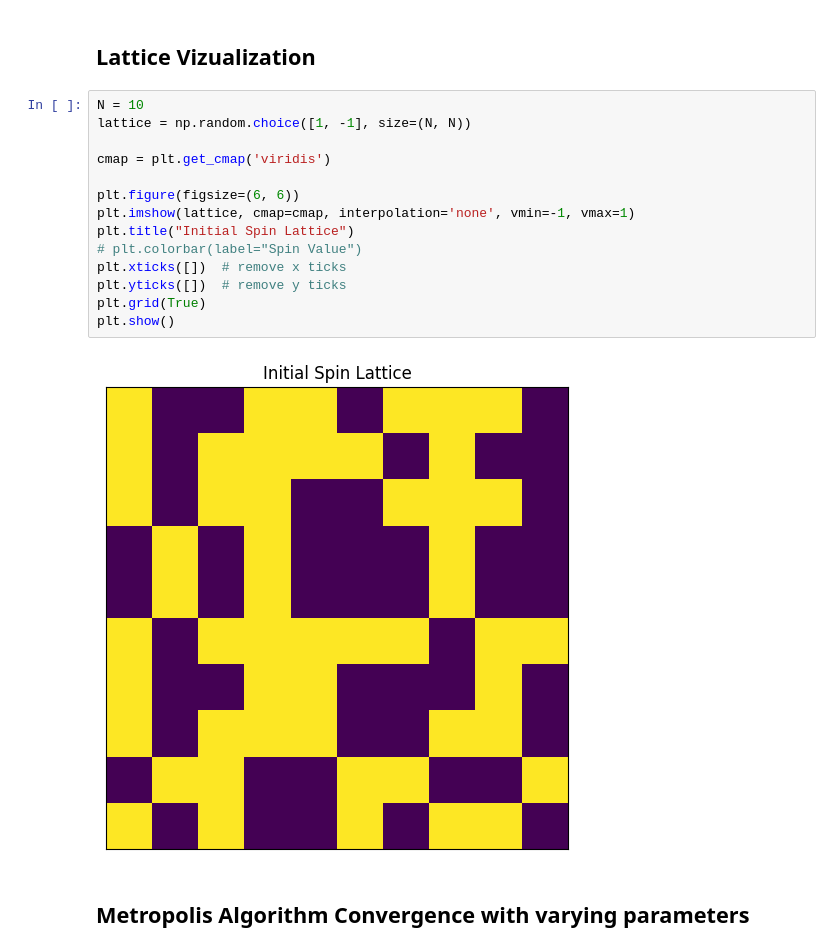
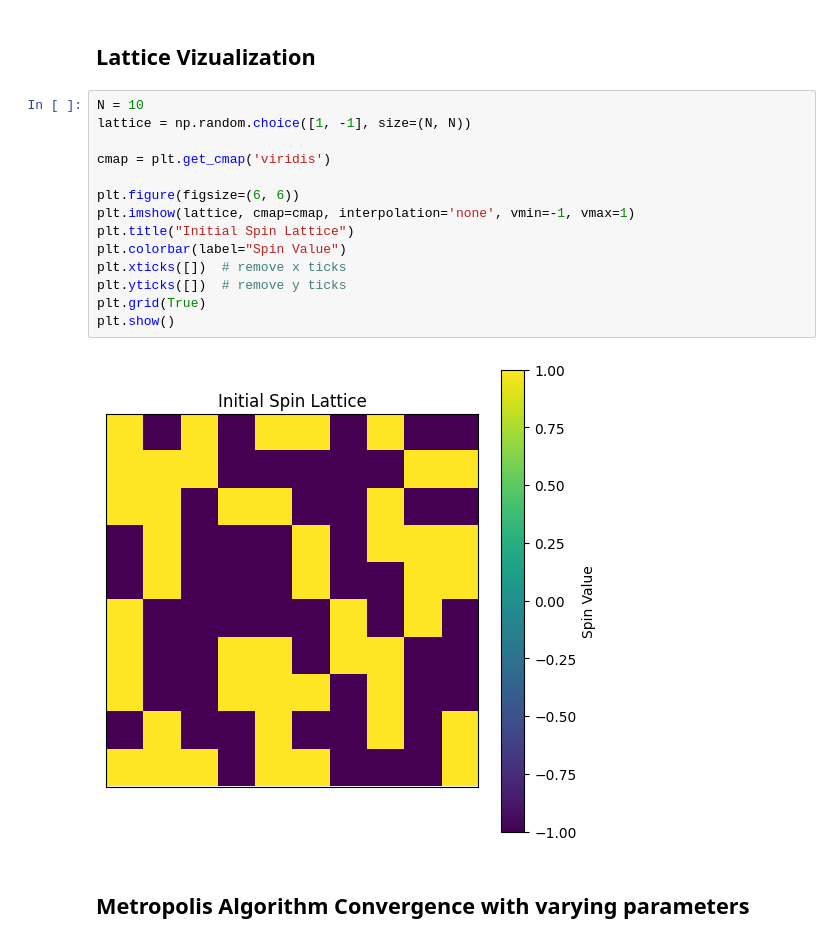
Before and after one commit to anandk3012/Spin-lattice-metropolis, a Jupyter notebook: test.ipynb, the cells around one changed output. Drawn from its saved outputs; the diff is of its cells as text.

```diff
--- a/test.ipynb
+++ b/test.ipynb
@@ -11,19 +13,19 @@ from plots import plot_energy_vs_iters, plot_magnetization_vs_temp
 # %%
 N = 10
 lattice = np.random.choice([1, -1], size=(N, N))
 
 cmap = plt.get_cmap('viridis')
 
 plt.figure(figsize=(6, 6))
 plt.imshow(lattice, cmap=cmap, interpolation='none', vmin=-1, vmax=1)
 plt.title("Initial Spin Lattice")
-# plt.colorbar(label="Spin Value")
+plt.colorbar(label="Spin Value")
 plt.xticks([])  # remove x ticks
 plt.yticks([])  # remove y ticks
 plt.grid(True)
 plt.show()
 # %% [output]
-[figure, old version]
+[figure, new version]
 # %% [markdown]
 ## Metropolis Algorithm Convergence with varying parameters
 # %% [markdown]
```
Also changed, not shown: parts of 3 cells of this notebook.
